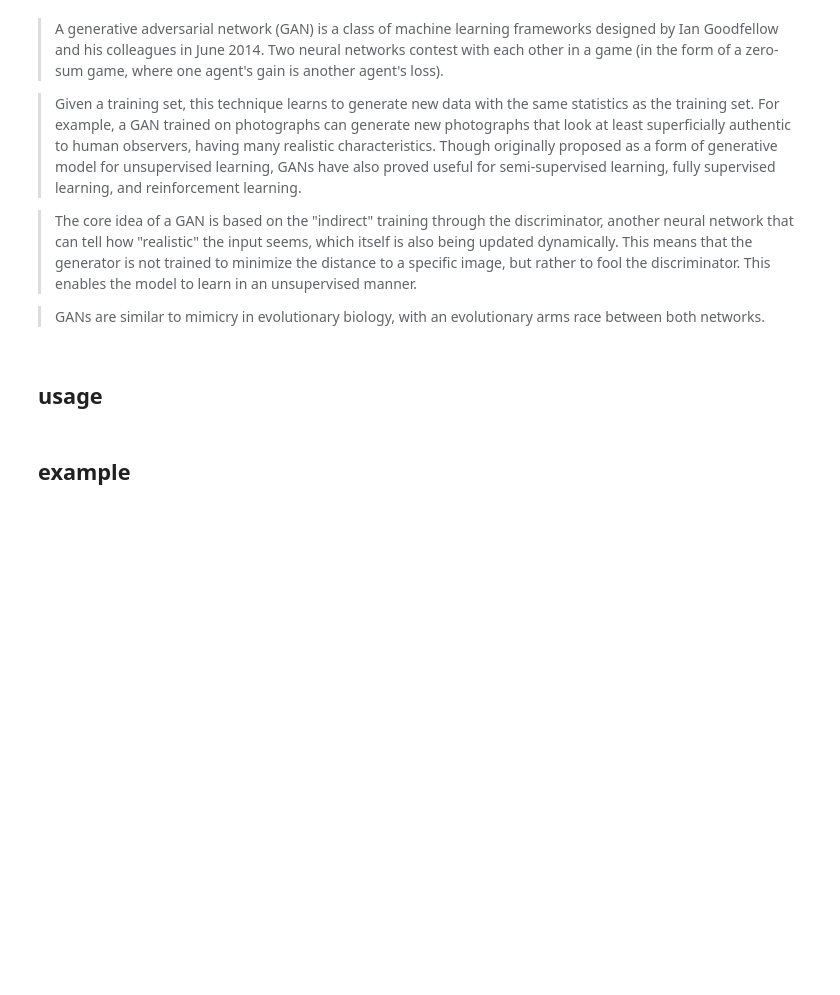
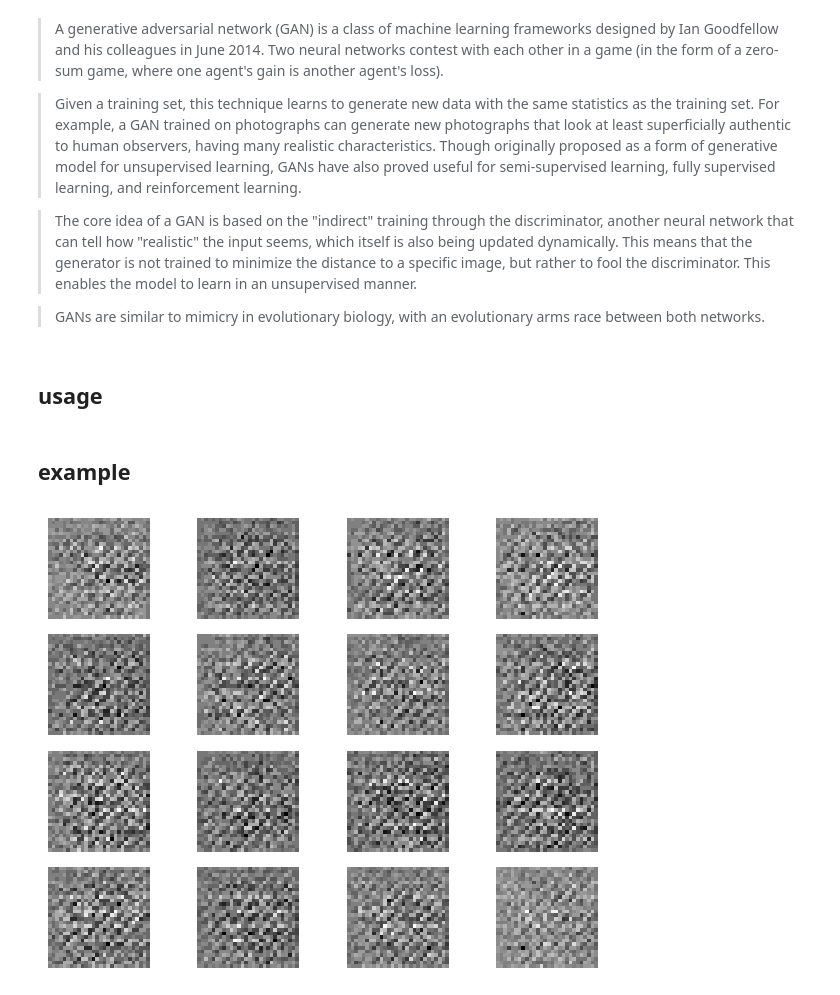
Before and after one commit to achillesrasquinha/deeply, a Jupyter notebook: docs/source/models/dcgan.ipynb, the cells around one changed output. Cells and saved outputs as stored; diff of their text form; code cells hidden in the pictures; blank space fills up the shorter version.

```diff
--- a/docs/source/models/dcgan.ipynb
+++ b/docs/source/models/dcgan.ipynb
@@ -12,24 +12,35 @@ A model skeleton for Generative Adversarial Networks (GAN)s. It was first introd
 > GANs are similar to mimicry in evolutionary biology, with an evolutionary arms race between both networks.
 # %% [markdown]
 ## usage
+# %%
+class norm:
+    def fit_transform(self, image):
+        return (tf.cast(image, tf.float32) - 127.5) / 127.5
+
+    def inverse_transform(self, image):
+        return (tf.cast(image, tf.float32) * 127.5) + 127.5
+
+scaler = norm()
 # %%
 import deeply
-gan = deeply.hub("dcgan", x = 28, encoder_batch_norm = True, decoder_dropout_rate = 0.2,
+gan = deeply.hub("dcgan", x = 28, decoder_batch_norm = True, encoder_dropout_rate = 0.3,
                  encoder_layer_growth_rate = 2,
                  init_decoder_units = 256, decoder_layer_growth_rate = 0.5, kernel_size = 5,
-                 encoder_learning_rate = 1e-2, decoder_learning_rate = 1e-2)
+                 decoder_strides  = [1, 2], scaler = scaler,
+                 final_activation = "tanh")
 # %% [markdown]
 ## example
 # %%
 import tensorflow as tf
 import deeply.datasets as dd
 
-config = dict(batch_size = 256, epochs = 50)
-
-def norm(image):
-    return tf.cast(image, tf.float32) / 255.0
+config = dict(batch_size = 512, epochs = 50)
 
 mnist = dd.load("mnist", shuffle_files = True, as_supervised = True)
-data  = dd.concat((mnist["train"], mnist["test"]), mapper = lambda image, label: norm(image))
+data  = dd.concat((mnist["train"], mnist["test"]), mapper = lambda image, label: scaler.fit_transform(image))
 
-history = gan.fit(data, **config)
+batch = data.prefetch(dd.length(data)).batch(config["batch_size"])
+
+history = gan.fit(batch, **config)
+# %% [output]
+[figure, added]
```
Also changed, not shown: 5 other files.
